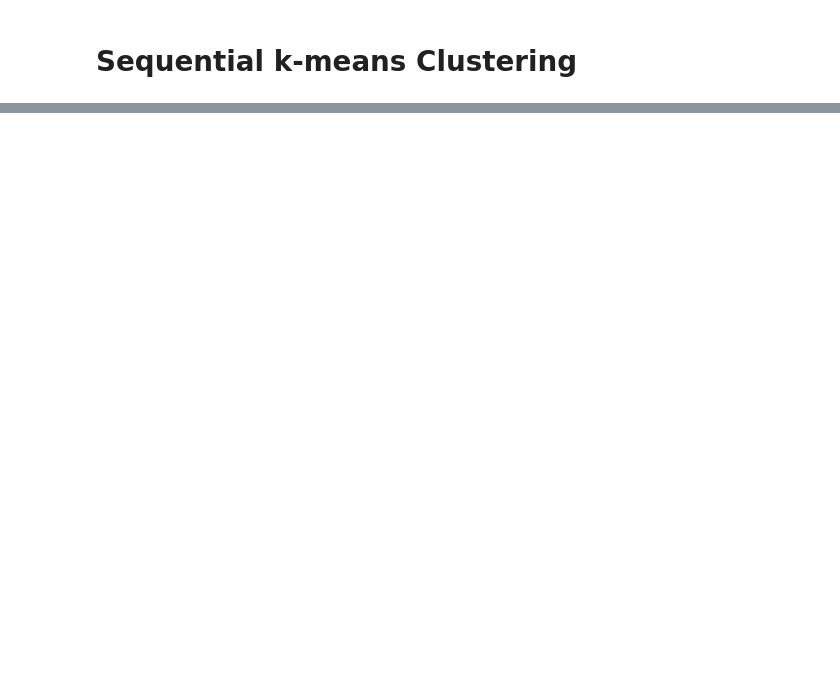
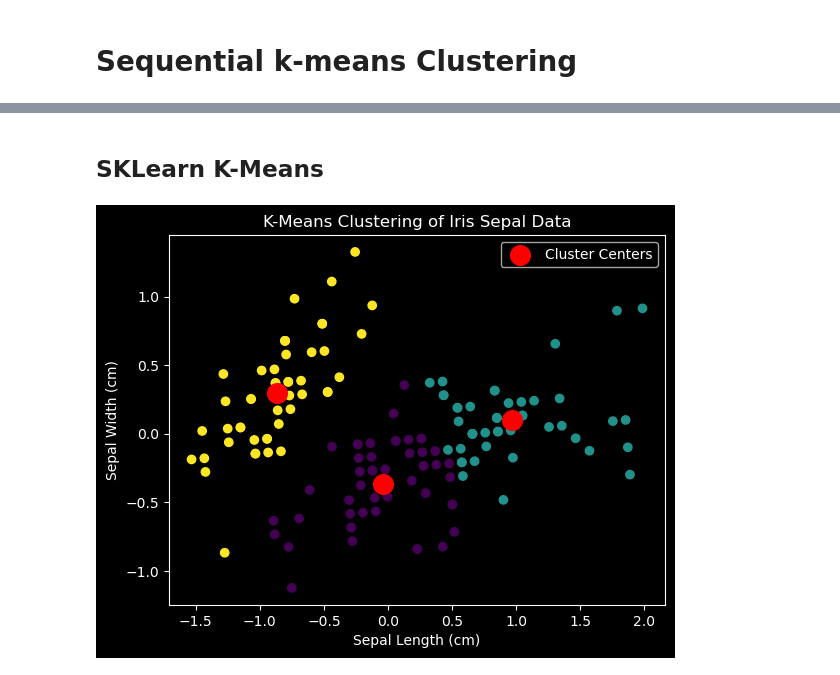
Before and after one commit to Pyrole-2002/project-7-incremental-clustering, a Jupyter notebook: sequential_k-means.ipynb, the cells around one changed output, grey strips where cells are left out. Drawn from its saved outputs; the diff is of its cells as text; code cells hidden in the pictures; blank space fills up the shorter version.

```diff
--- a/sequential_k-means.ipynb
+++ b/sequential_k-means.ipynb
@@ -111,0 +79,35 @@ plt.show()
+# %% [markdown]
+## SKLearn K-Means
+# %%
+# Load the Iris dataset
+iris = load_iris()
+X = iris.data[:, :2]  # Use only the sepal length and sepal width features
+
+# Initialize the K-means clustering with the desired number of clusters (k)
+k = 3  # Number of clusters
+kmeans = KMeans(n_clusters=k, random_state=0)
+
+# Fit the K-means model to the data
+kmeans.fit(X)
+
+# Get cluster assignments for each data point
+labels = kmeans.labels_
+
+# Reduce the dimensionality of the data for visualization
+pca = PCA(n_components=2)
+X_reduced = pca.fit_transform(X)
+
+# Plot the data points with different colors for each cluster
+plt.scatter(X_reduced[:, 0], X_reduced[:, 1], c=labels, cmap='viridis')
+plt.title("K-Means Clustering of Iris Sepal Data")
+plt.xlabel("Sepal Length (cm)")
+plt.ylabel("Sepal Width (cm)")
+
+# Plot the cluster centers
+cluster_centers = pca.transform(kmeans.cluster_centers_)
+plt.scatter(cluster_centers[:, 0], cluster_centers[:, 1], c='red', s=200, label='Cluster Centers')
+plt.legend()
+
+plt.show()
+# %% [output]
+[figure, added]
```
Also changed, not shown: parts of 9 cells of this notebook.
